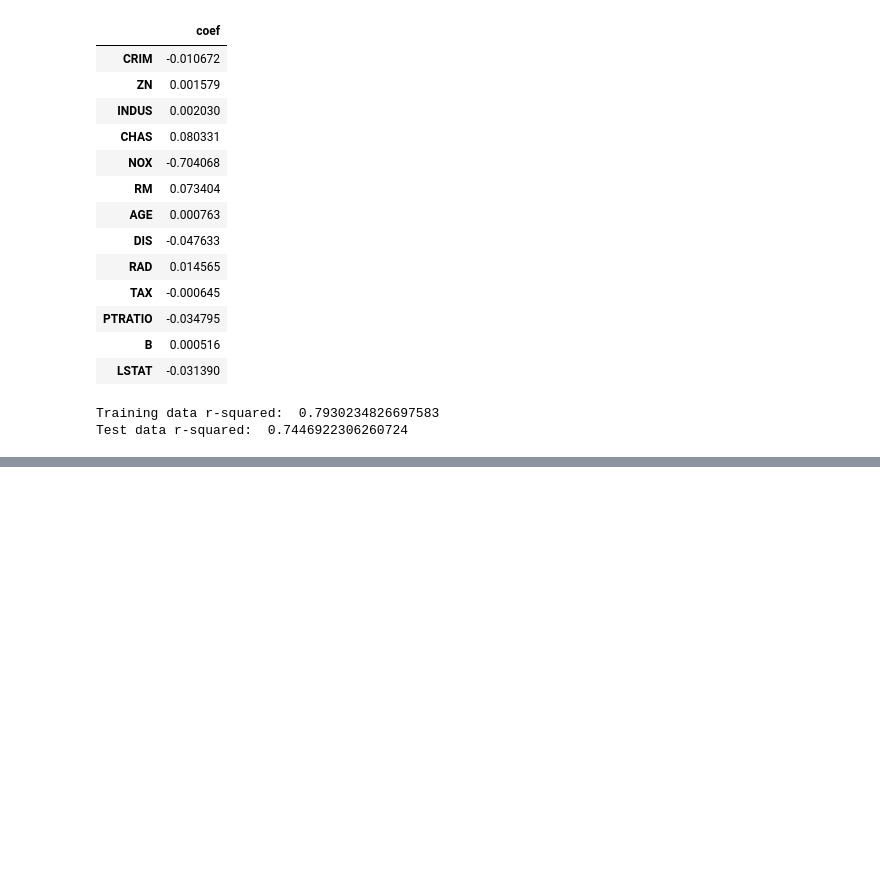
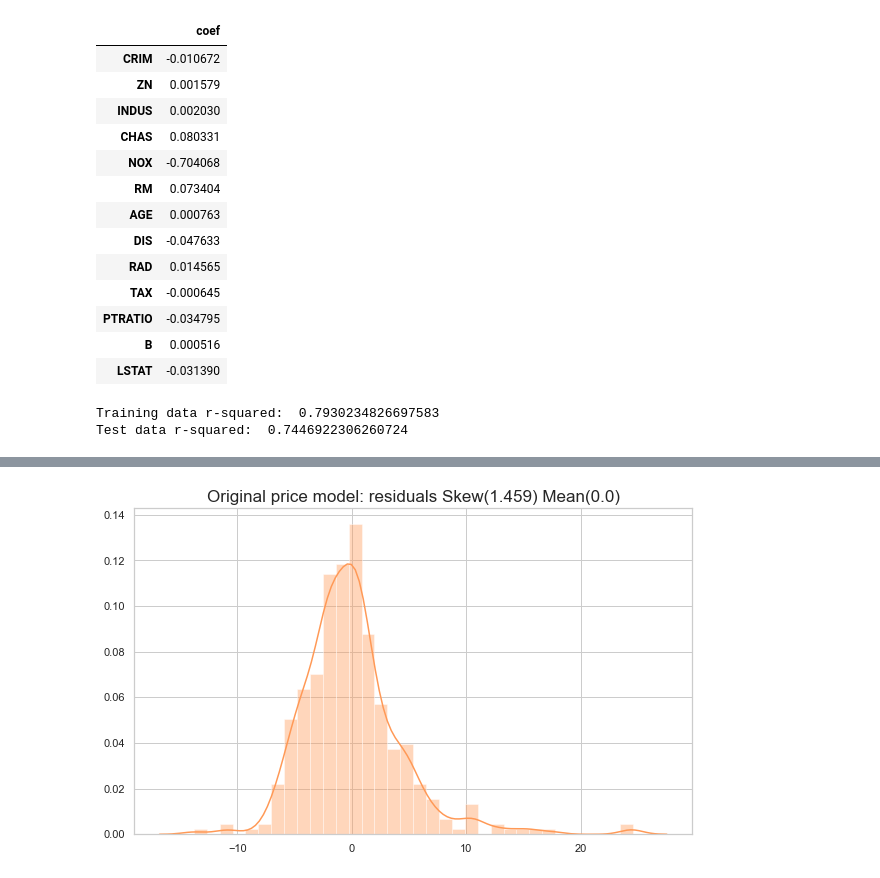
Before and after one commit to 7TRED/Basic-ML, a Jupyter notebook: Boston_DataSet.ipynb, the cells around one changed output, grey strips where cells are left out. Cells and saved outputs as stored; diff of their text form; code cells hidden in the pictures; blank space fills up the shorter version.

```diff
--- a/Boston_DataSet.ipynb
+++ b/Boston_DataSet.ipynb
@@ -610,0 +690,12 @@ Test data r-squared:  0.7446922306260724
+# %%
+# Original model with log prices and all features
+X_incl_const = sm.add_constant(x_Train)
+
+model = sm.OLS(y_Train, X_incl_const)
+results = model.fit()
+
+# results.params
+# results.pvalues
+orgCoef = pd.DataFrame({'coef': results.params,'p-value':round(results.pvalues, 3)})
+print("R-squared: ", results.rsquared)
+print("BIC: ", results.bic)
@@ -610,0 +912,12 @@ Test data r-squared:  0.7446922306260724
+# %%
+# Distribution for residuals with Original Model
+sk = round(results.resid.skew(),3)
+mn = round(results.resid.mean(),3)
+
+plt.figure(figsize=(10,6))
+sns.set_style("whitegrid")
+sns.distplot(results.resid, color = "#ff9956")
+plt.title(f"Original price model: residuals Skew({sk}) Mean({mn})", fontsize=17)
+plt.show()
+# %% [output]
+[figure, added]
```
Also changed, not shown: parts of 32 cells of this notebook, 1 other file.
